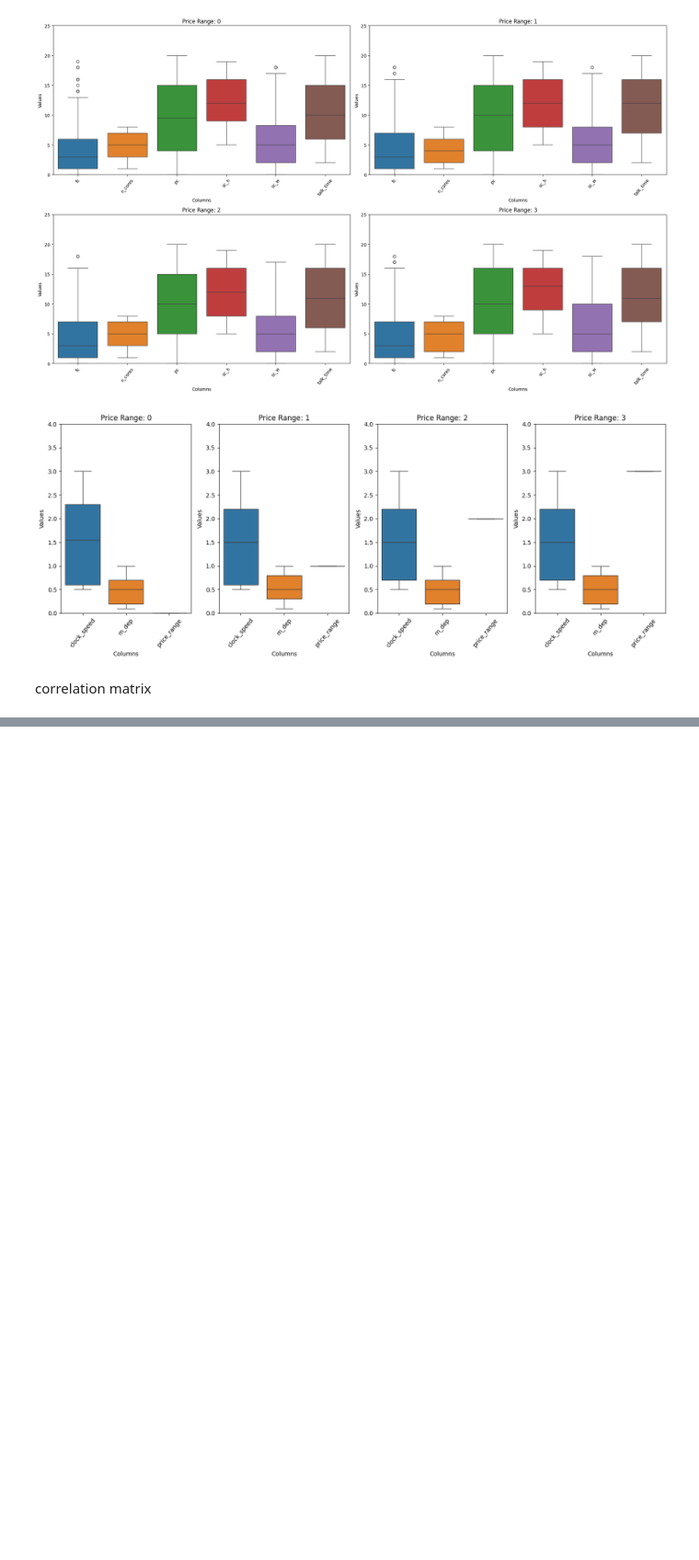
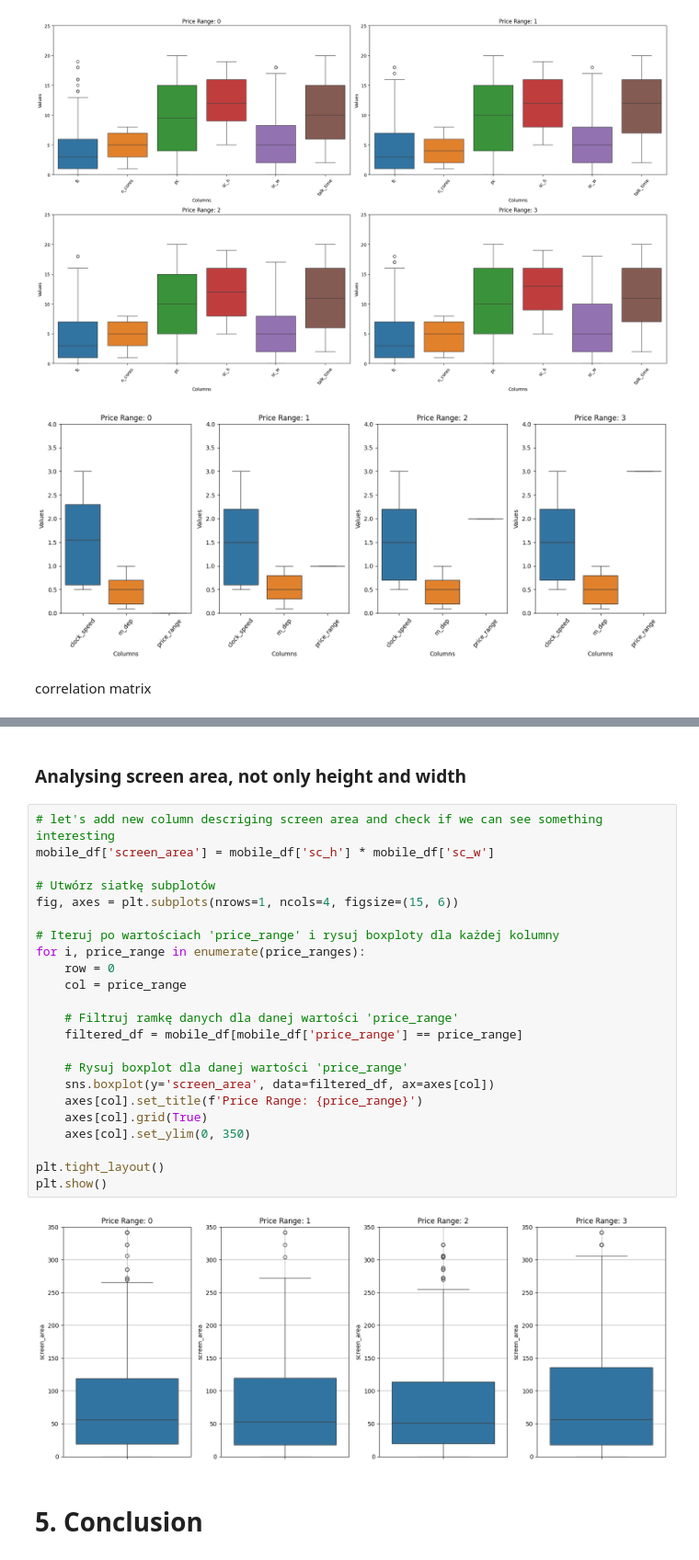
Before and after one commit to xxkaro/Phone-Prices-Classification, a Jupyter notebook: EDA/EDA_final.ipynb, the cells around one changed output, grey strips where cells are left out. Shown at 92% size. Saved outputs shown, nothing was run; the diff lists cells and outputs as text; blank space fills up the shorter version.

```diff
--- a/EDA/EDA_final.ipynb
+++ b/EDA/EDA_final.ipynb
@@ -312,0 +355,29 @@ plt.show()
+# %% [markdown]
+### Analysing screen area, not only height and width
+# %%
+# let's add new column descriging screen area and check if we can see something interesting
+mobile_df['screen_area'] = mobile_df['sc_h'] * mobile_df['sc_w']
+
+# Utwórz siatkę subplotów
+fig, axes = plt.subplots(nrows=1, ncols=4, figsize=(15, 6))
+
+# Iteruj po wartościach 'price_range' i rysuj boxploty dla każdej kolumny
+for i, price_range in enumerate(price_ranges):
+    row = 0
+    col = price_range
+
+    # Filtruj ramkę danych dla danej wartości 'price_range'
+    filtered_df = mobile_df[mobile_df['price_range'] == price_range]
+
+    # Rysuj boxplot dla danej wartości 'price_range'
+    sns.boxplot(y='screen_area', data=filtered_df, ax=axes[col])
+    axes[col].set_title(f'Price Range: {price_range}')
+    axes[col].grid(True)
+    axes[col].set_ylim(0, 350)
+
+plt.tight_layout()
+plt.show()
+# %% [output]
+[figure, added]
+# %% [markdown]
+# 5. Conclusion
```
Also changed, not shown: parts of 9 cells of this notebook.
